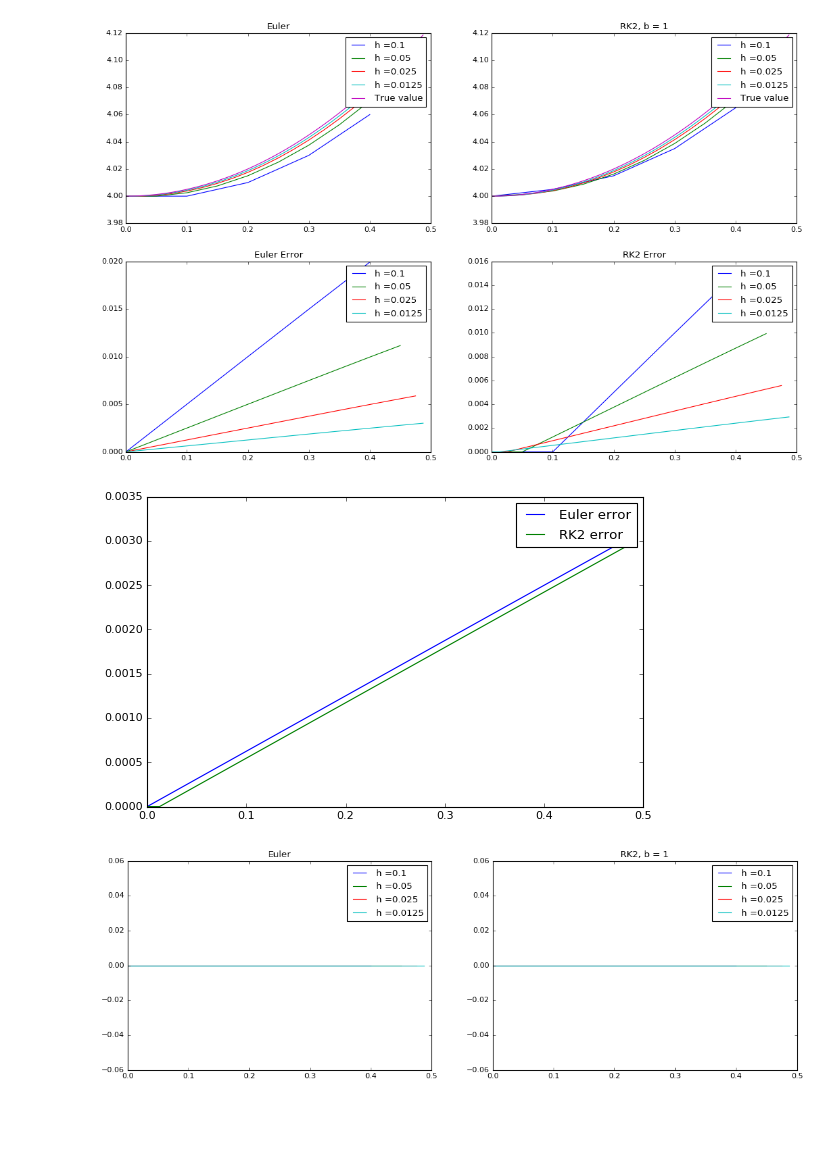
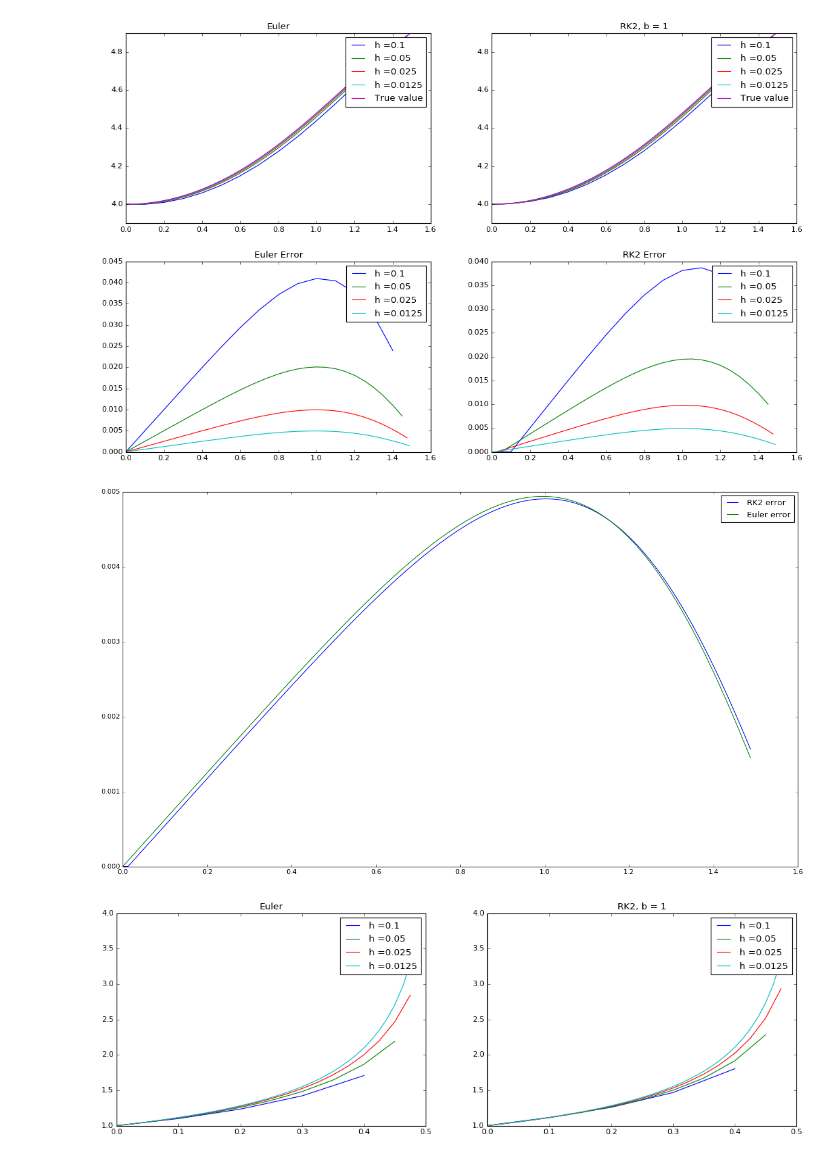
Before and after one commit to jeffreyvt/FIT3139-Computational-Science, a Jupyter notebook: week7/q1.ipynb, the cells around one changed output. Cells and saved outputs as stored; diff of their text form; code cells hidden in the pictures; blank space fills up the shorter version.

```diff
--- a/week7/q1.ipynb
+++ b/week7/q1.ipynb
@@ -40,7 +40,7 @@ Question 3, defining the functions
 
 
 def func1(x, y):
-    return x * np.sqrt(1 - y ** 2)
+    return x * np.sqrt(1 - (y-4) ** 2)
 
 def func1_original(x):
     return np.sin((x**2)/2)+4
@@ -57,26 +57,26 @@ function1:
 h_vals = [0.1, 0.05, 0.025, 0.0125]
 fig=plt.figure(figsize=(16, 10), dpi= 80, facecolor='w', edgecolor='k')
 for k in range(len(h_vals)):
-    x_vals = np.arange(0, 0.5, h_vals[k])
-    y_vals = [0]
-    y_vals_RK = [0]
+    x_vals = np.arange(0, 1.5, h_vals[k])
+    y_vals = [4]
+    y_vals_RK = [4]
     y_vals_real = func1_original(x_vals)
 
     for i in range(len(x_vals)-1):
         y_vals.append(euler(func1, h_vals[k], x_vals[i], y_vals[i]))
-        y_vals_RK.append(rungeKutta2(func1, 1, h_vals[k], x_vals[i], y_vals[i]))
+        y_vals_RK.append(rungeKutta2(func1, 0.5, h_vals[k], x_vals[i], y_vals[i]))
 
     plt.subplot(2,2,1)
-    plt.plot(x_vals, np.array(y_vals)+4, label="h ="+str(h_vals[k]))
+    plt.plot(x_vals, np.array(y_vals), label="h ="+str(h_vals[k]))
 
     plt.subplot(2,2,2)
-    plt.plot(x_vals, np.array(y_vals_RK)+4, label="h ="+str(h_vals[k]))
+    plt.plot(x_vals, np.array(y_vals_RK), label="h ="+str(h_vals[k]))
 
     plt.subplot(2,2,3)
-    plt.plot(x_vals, np.abs(np.array(y_vals_real) - np.array(y_vals)-4), label="h ="+str(h_vals[k]))
+    plt.plot(x_vals, np.abs(np.array(y_vals_real) - np.array(y_vals)), label="h ="+str(h_vals[k]))
 
     plt.subplot(2,2,4)
-    plt.plot(x_vals, np.abs(np.array(y_vals_real) - np.array(y_vals_RK)-4), label="h ="+str(h_vals[k]))
+    plt.plot(x_vals, np.abs(np.array(y_vals_real) - np.array(y_vals_RK)), label="h ="+str(h_vals[k]))
 
 
 plt.subplot(2,2,1)
@@ -99,22 +99,28 @@ plt.title("RK2 Error")
 
 plt.show()
 # %% [output]
-[figure, old version]
+[figure, new version]
 # %%
 """
 Side by side error comparision when h = 0.0125
-RK2 appears to be slightly better than Euler
+RK2 appears to be slightly better than Euler, however the Euler gets to be better after some point after 1.1. This
+appears to be an anomaly.
+
+RK2 is better due to its predictor/corrector property where each step is computed using two gradients whereas Euler only
+uses one gradient. Hence less accurate to the true value.
 """
-fig=plt.figure(figsize=(8, 5), dpi=80, facecolor='w', edgecolor='k')
-plt.plot(x_vals, np.abs(np.array(y_vals_real) - np.array(y_vals_RK)-4), label="Euler error")
-plt.plot(x_vals, np.abs(np.array(y_vals_real) - np.array(y_vals)-4), label="RK2 error")
+fig=plt.figure(figsize=(18, 10), dpi=80, facecolor='w', edgecolor='k')
+plt.plot(x_vals, np.abs(np.array(y_vals_real) - np.array(y_vals_RK)), label="RK2 error")
+plt.plot(x_vals, np.abs(np.array(y_vals_real) - np.array(y_vals)), label="Euler error")
 plt.legend()
 plt.show()
 # %% [output]
-[figure, old version]
+[figure, new version]
 # %%
 """
 second function
+
+It is apparent in this function that RK2 out performs Euler's method
 """
 
 
@@ -122,8 +128,8 @@ h_vals = [0.1, 0.05, 0.025, 0.0125]
 fig=plt.figure(figsize=(16, 5), dpi= 80, facecolor='w', edgecolor='k')
 for k in range(len(h_vals)):
     x_vals = np.arange(0, 0.5, h_vals[k])
-    y_vals = [0]
-    y_vals_RK = [0]
+    y_vals = [1]
+    y_vals_RK = [1]
 
     for i in range(len(x_vals)-1):
         y_vals.append(euler(func2, h_vals[k], x_vals[i], y_vals[i]))
@@ -147,4 +153,4 @@ plt.legend()
 
 plt.show()
 # %% [output]
-[figure, old version]
+[figure, new version]
```
Also changed, not shown: 8 other files.
